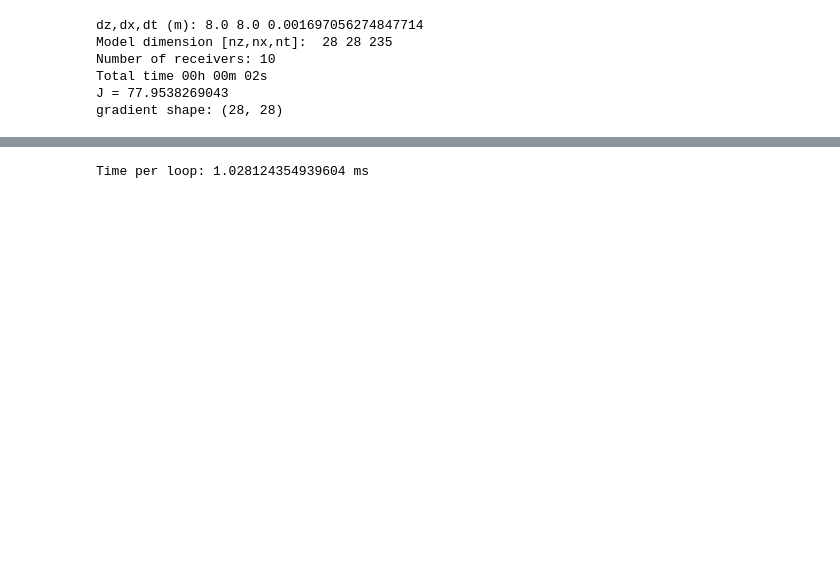
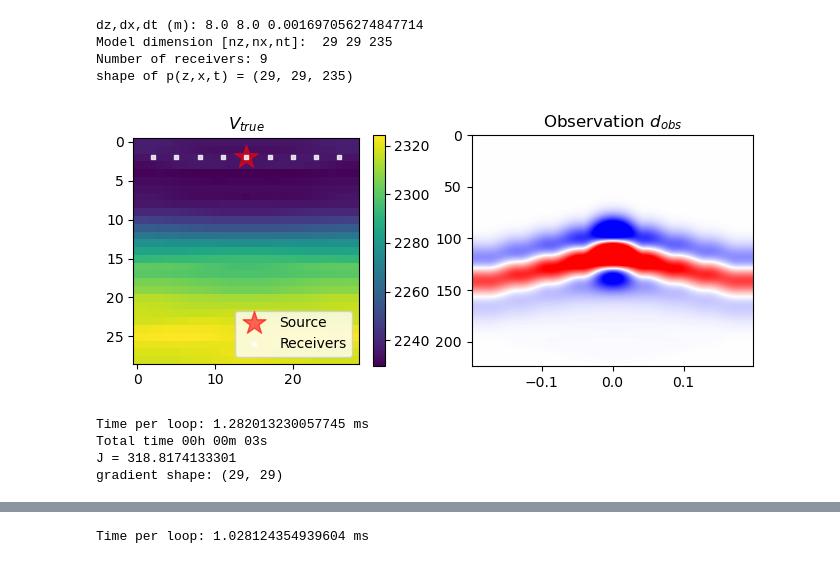
Before and after one commit to medicinely/fwi, a Jupyter notebook: testcode.ipynb, the cells around one changed output, grey strips where cells are left out. Saved outputs shown, nothing was run; the diff lists cells and outputs as text; code cells hidden in the pictures; blank space fills up the shorter version.

```diff
--- a/testcode.ipynb
+++ b/testcode.ipynb
@@ -12,49 +13,79 @@ from func.inversion import gradiant
 # %%
 # Import true model and observation
-import pickle
-filename = './data/v_ref'
-infile = open(filename, 'rb')
-v_ref = pickle.load(infile)
-infile.close()
+# import pickle
+# filename = './data/v_ref'
+# infile = open(filename, 'rb')
+# v_ref = pickle.load(infile)
+# infile.close()
 
-filename = './data/d_obs'
-infile = open(filename, 'rb')
-d_obs = pickle.load(infile)
-infile.close()
+# filename = './data/d_obs'
+# infile = open(filename, 'rb')
+# d_obs = pickle.load(infile)
+# infile.close()
 
 # Initialize the model axis az, ax, at
-nz,nx,nt = 28,28,235
+nz,nx,nt = 29,29,235
+vmin,vmax=2000,3000
+izsrc, ixsrc = [nz//10], [nx//2]
+next = 10
 
-vmin,vmax=2000,3000
+v_ref = gaussian2d(ranges=[100,20],variance=50,nx=[nz,nx],param=1,mean=2500)
+v_ref = .5* (v_ref + v_ref[:,::-1])
+
 az, ax, at, next, wsrc, zxsrc = defmodel(
                       vmin=vmin, vmax=vmax, fmax=25, # key parameters
                       nz=nz, nx=nx, nt=nt, # number of indices
-                      izsrc=[nz//10], ixsrc=[nx//2],  # define source coordinates z, x
-                      ext=10)
+                      izsrc=izsrc, ixsrc=ixsrc,  # define source coordinates z, x
+                      ext=next)
 
 # check_model(v=v_ref, vmin=vmin, vmax=vmax)
 # Set receiver z and x coordinates
-nrec = 10 # number of receivers per well
-receivers_width = np.linspace(1,nx-1,num=nrec, endpoint=True, dtype=int)
+interv = 3 # interval between receivers
+receivers_width = np.append(np.arange(zxsrc[1][0],0,-interv)[::-1][:-1], #left
+							np.arange(zxsrc[1][0],nx,interv)) #right
+nrec = len(receivers_width)
 zxrec = np.vstack((np.full(nrec, zxsrc[0]), receivers_width)) # Top
 print("Number of receivers:", len(zxrec.flatten())//2)
+# Simulate real observation
+p = prop2d(wsrc,zxsrc,v_ref,at,az,ax,next,device='cpu')
+print("shape of p(z,x,t) =", p.shape)
+d_obs = p[zxrec[0], zxrec[1], :]
+
+
+plt.figure(figsize=(8,3))
+plt.subplot(1,2,1)
+plt.imshow(v_ref)
+plt.colorbar()
+plt.scatter(zxsrc[1,:],zxsrc[0,:],marker='*',color='r',s=300,alpha=0.6,label="Source")
+plt.scatter(zxrec[1,:],zxrec[0,:],marker='s',color='w',s=5,alpha=0.8,label="Receivers")
+plt.legend(loc='lower right')
+plt.title("$V_{true}$")
+plt.subplot(1,2,2)
+plt.imshow(d_obs.T,cmap='bwr',vmin=-10,vmax=10,extent=[at[0], at[-1], az[-1], az[0]], aspect='auto')
+plt.title("Observation $d_{obs}$")
+plt.show()
 
 
 v = tf.convert_to_tensor(np.zeros([nz, nx]) + 2500,dtype="float32")
 with tf.GradientTape() as tape:
 	tape.watch(v)
 	start = time.time()
 	d = simulate_obs(v, wsrc, zxsrc, at, az, ax, next, zxrec)
 	print('Total time',time.strftime("%Hh %Mm %Ss", time.gmtime(time.time()-start)))
 	# Calculate loss "J"
 	loss = .5 * tf.reduce_sum((d - d_obs)**2)
 	print("J = %.10f" % loss.numpy())
 g = tape.gradient(loss, v)
 print("gradient shape:", g.shape)
+# plt.figure(figsize=(3,3))
+# plt.imshow(g)
 # %% [output]
 dz,dx,dt (m): 8.0 8.0 0.001697056274847714
-Model dimension [nz,nx,nt]:  28 28 235
-Number of receivers: 10
-Total time 00h 00m 02s
-J = 77.9538269043
-gradient shape: (28, 28)
+Model dimension [nz,nx,nt]:  29 29 235
+Number of receivers: 9
+shape of p(z,x,t) = (29, 29, 235)
+[figure, added]
+Time per loop: 1.282013230057745 ms
+Total time 00h 00m 03s
+J = 318.8174133301
+gradient shape: (29, 29)
```
Also changed, not shown: parts of 5 cells of this notebook, 1 other file.
